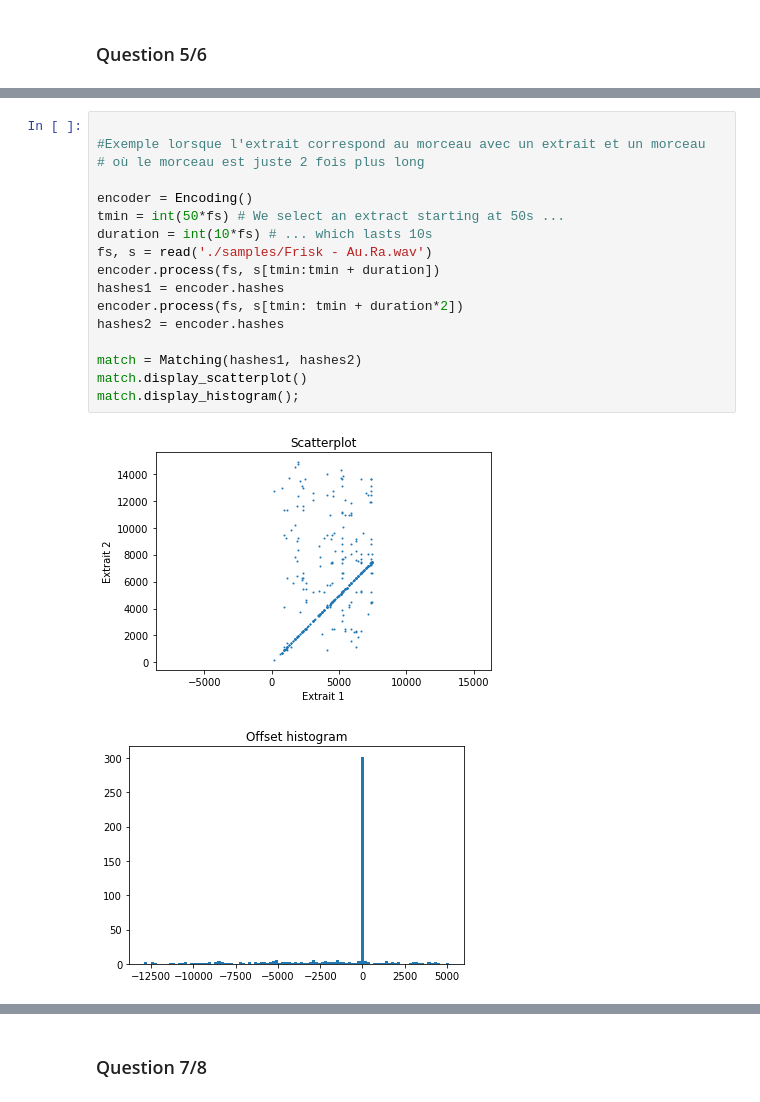
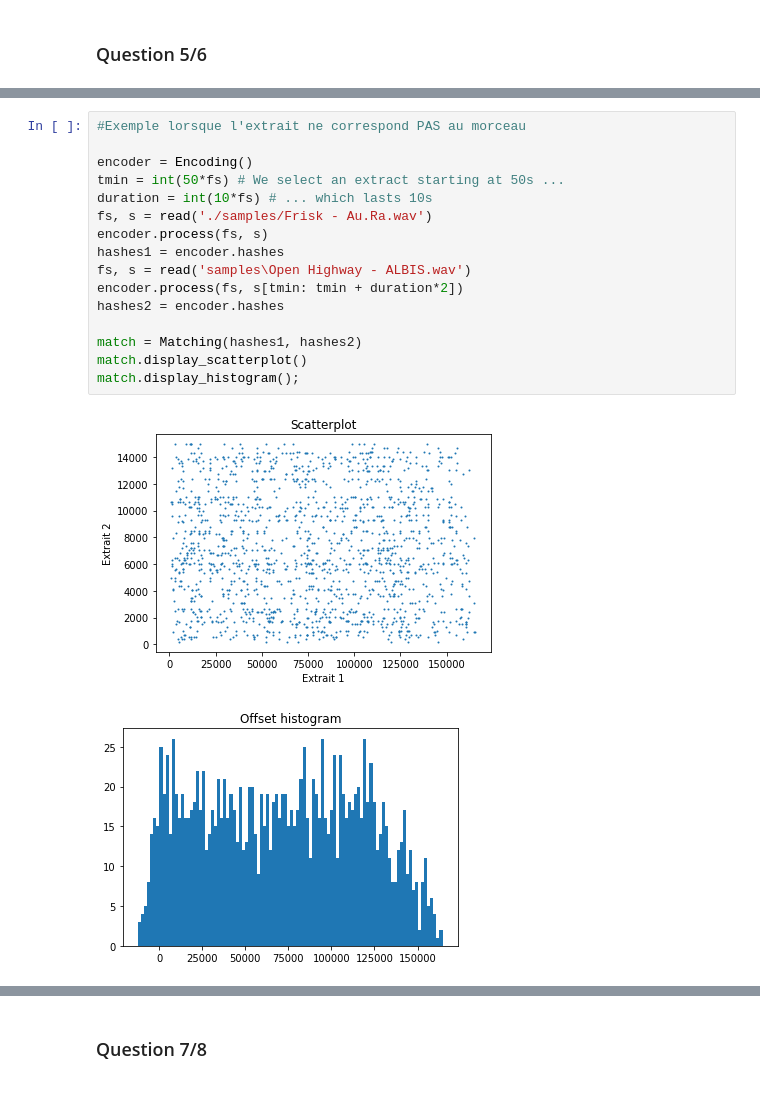
Before and after one commit to AlisonProfit/TDS, a Jupyter notebook: questions.ipynb, the cells around one changed output, grey strips where cells are left out. Saved outputs shown, nothing was run; the diff lists cells and outputs as text.

```diff
--- a/questions.ipynb
+++ b/questions.ipynb
@@ -105,20 +104,19 @@ match.display_histogram();
 # %%
-
-#Exemple lorsque l'extrait correspond au morceau avec un extrait et un morceau
-# où le morceau est juste 2 fois plus long
+#Exemple lorsque l'extrait ne correspond PAS au morceau
 
 encoder = Encoding()
 tmin = int(50*fs) # We select an extract starting at 50s ...
 duration = int(10*fs) # ... which lasts 10s
 fs, s = read('./samples/Frisk - Au.Ra.wav')
-encoder.process(fs, s[tmin:tmin + duration])
+encoder.process(fs, s)
 hashes1 = encoder.hashes
+fs, s = read('samples\Open Highway - ALBIS.wav')
 encoder.process(fs, s[tmin: tmin + duration*2])
 hashes2 = encoder.hashes
 
 match = Matching(hashes1, hashes2)
 match.display_scatterplot()
 match.display_histogram();
 # %% [output]
-[figure, old version]
+[figure, new version]
-[figure, old version]
+[figure, new version]
```
Also changed, not shown: parts of 7 cells of this notebook, 2 other files.
